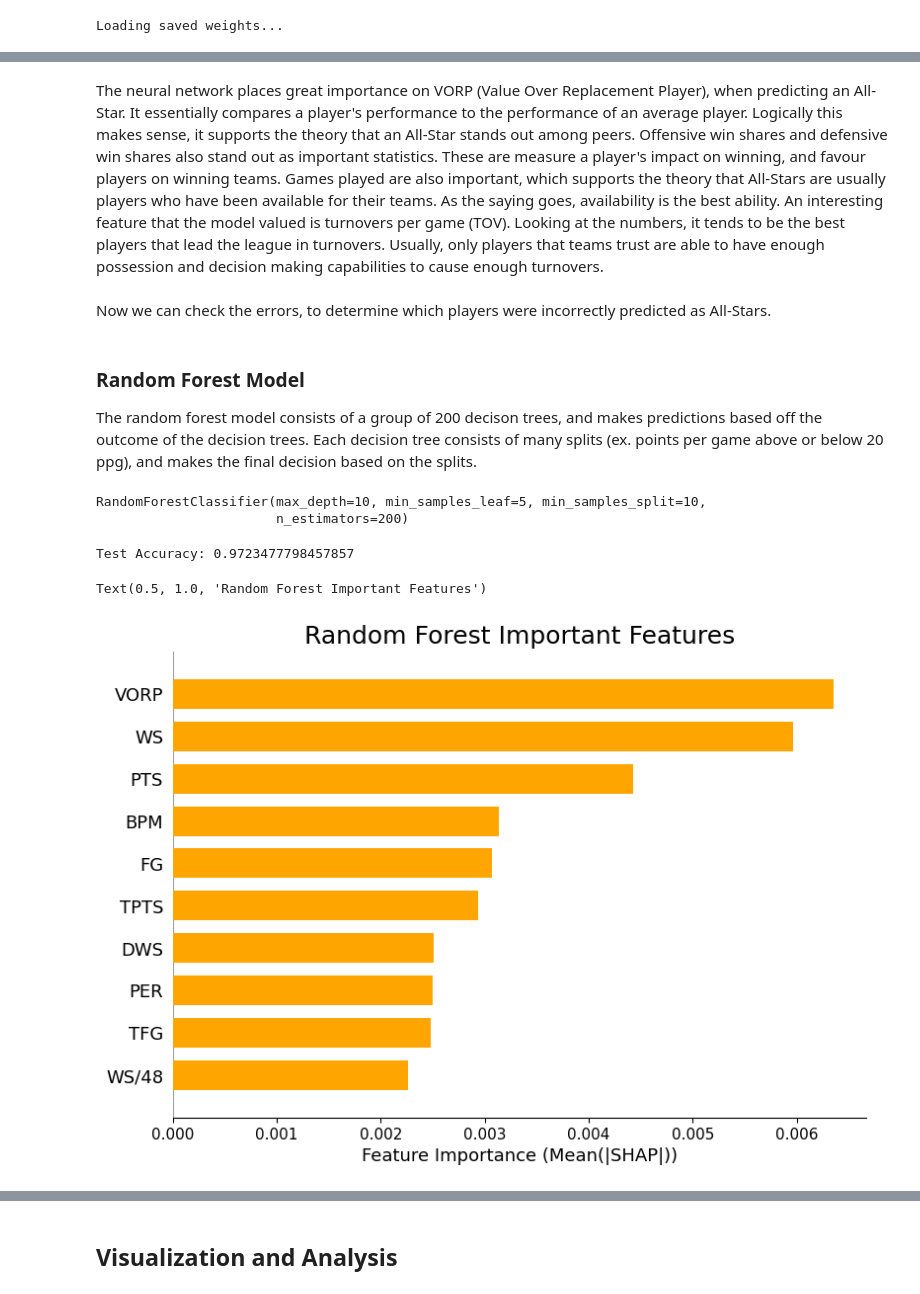
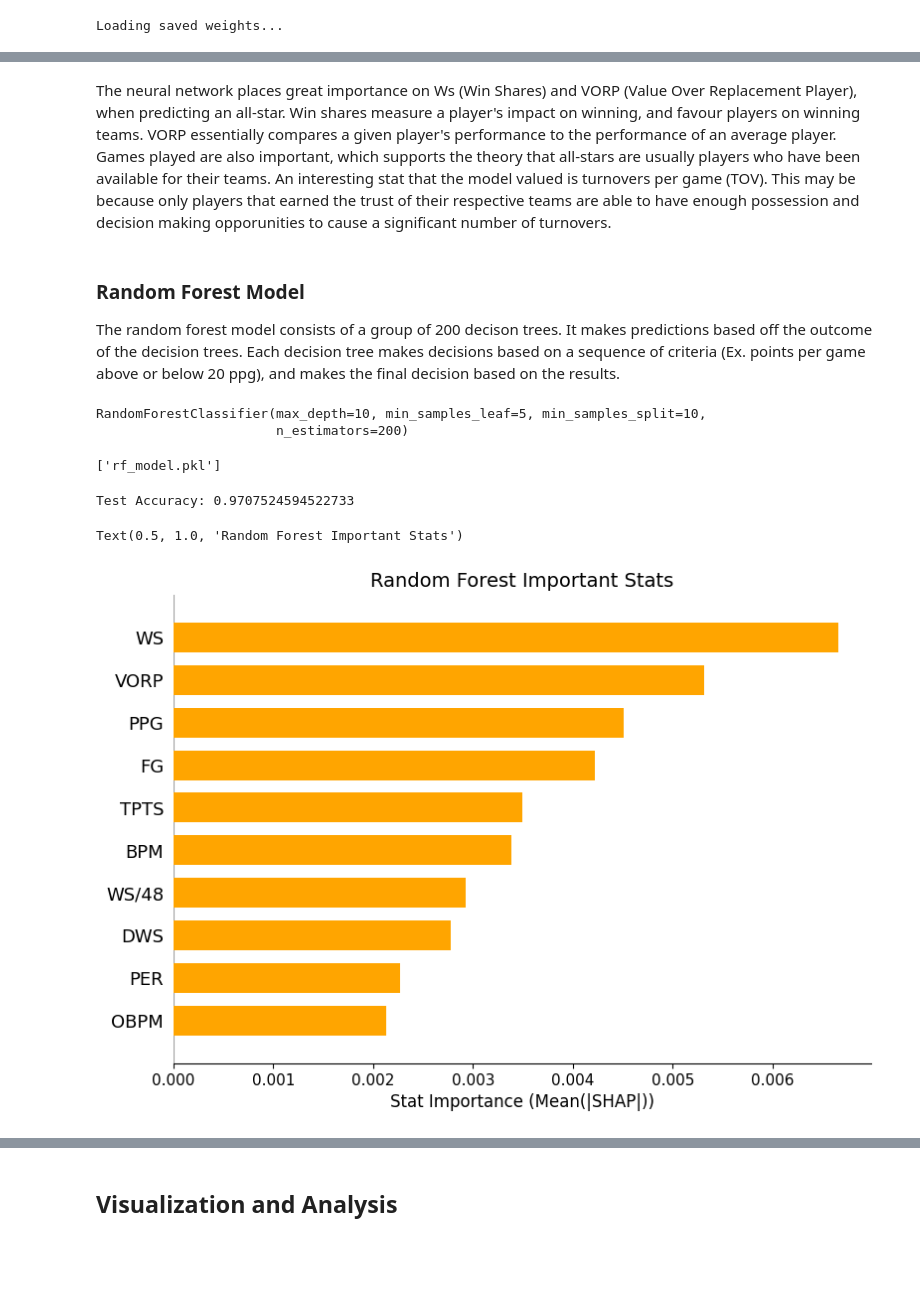
Before and after one commit to BrandonYChan/ballindata, a Jupyter notebook: ballindata/IPYNB/Analyses/star.ipynb, the cells around one changed output, grey strips where cells are left out. Cells and saved outputs as stored; diff of their text form; code cells hidden in the pictures; blank space fills up the shorter version.

```diff
--- a/ballindata/IPYNB/Analyses/star.ipynb
+++ b/ballindata/IPYNB/Analyses/star.ipynb
@@ -82,7 +60,7 @@ master = pd.DataFrame()
 ssn = pd.DataFrame()
 
 for season in seasons:
-    master_temp = pd.read_sql("master_" + season, con=engine).drop(['Tm', 'GS', 'Pos'], axis=1).fillna(0)
+    master_temp = pd.read_sql("master_" + season, con=engine).drop('GS', axis=1)
     master_temp.insert(1, "Season", [season]*len(master_temp), True)
     master_temp['Season'] = season.replace('_', '-')
 
@@ -95,7 +73,12 @@ master = master.rename(columns = {'Status':'AS'})
 master['AS'] = master['AS'].apply(lambda x: False if pd.isna(x) else True)
 master['AS'] = master['AS'].astype("float64")
 
+for col_name in master.columns:
+    # master[col_name].fillna(np.mean(master[col_name].dropna(axis=0)), inplace=True)
+    master[col_name].fillna(0, inplace=True)
+
 numeric_df = master[master['Season']!='2023-24']
 numeric_df = numeric_df.select_dtypes(include = [np.number])
+
 master
 # %% [output]
@@ -168,7 +163,6 @@ numeric_tensor = tf.convert_to_tensor(numeric_df.drop('AS', axis=1) )
 normalizer = tf.keras.layers.Normalization(axis=-1)
 normalizer.adapt(numeric_tensor)
 # %%
-X_train, X_test, y_train, y_test = sklm.model_selection.train_test_split(numeric_df.drop('AS', axis=1), numeric_df['AS'], test_size=0.2, random_state=2)
 seq_model = tf.keras.Sequential()
 seq_model.add(normalizer)
 seq_model.add(tf.keras.layers.Dense(units=10, activation='relu', input_shape=(64,)))
@@ -178,19 +172,17 @@ seq_model.add(tf.keras.layers.Dense(units=1, activation='sigmoid'))
 seq_model.compile(optimizer='adam', loss='binary_crossentropy', metrics=['accuracy'])
 # history = seq_model.fit(tf.convert_to_tensor(X_train), tf.convert_to_tensor(y_train), epochs=10, batch_size=1, validation_split=0.1)
 
-# Define the path to save the weights
 weights_path = 'seq_model.weights.h5'
 
-# Check if the weights file exists
 if os.path.exists(weights_path):
     print("Loading saved weights...")
-    seq_model.build(input_shape=(None, 64))
+    seq_model.build(input_shape=(None, 65))
     seq_model.load_weights(weights_path)
 else:
     print("Weights not found. Training the model...")
-    seq_model.fit(X_train, y_train, epochs=10, batch_size=32)
-    # Save the trained weights
+    seq_model.fit(X_train, y_train, epochs=10, batch_size=1)
     seq_model.save_weights(weights_path)
+    seq_model.save('seq_model.keras')
 # %% [output]
 Loading saved weights...
 # %%
@@ -222,19 +214,20 @@ Text(0.5, 1.0, 'Neural Network Important Features')
 # %% [markdown]
-The neural network places great importance on VORP (Value Over Replacement Player), when predicting an All-Star. It essentially compares a player's performance to the performance of an average player. Logically this makes sense, it supports the theory that an All-Star stands out among peers. Offensive win shares and defensive win shares also stand out as important statistics. These are measure a player's impact on winning, and favour players on winning teams. Games played are also important, which supports the theory that All-Stars are usually players who have been available for their teams. As the saying goes, availability is the best ability. An interesting feature that the model valued is turnovers per game (TOV). Looking at the numbers, it tends to be the best players that lead the league in turnovers. Usually, only players that teams trust are able to have enough possession and decision making capabilities to cause enough turnovers.
+The neural network places great importance on Ws (Win Shares) and VORP (Value Over Replacement Player), when predicting an all-star. Win shares measure a player's impact on winning, and favour players on winning teams. VORP essentially compares a given player's performance to the performance of an average player. Games played are also important, which supports the theory that all-stars are usually players who have been available for their teams. An interesting stat that the model valued is turnovers per game (TOV). This may be because only players that earned the trust of their respective teams are able to have enough possession and decision making opporunities to cause a significant number of turnovers.
-# %% [markdown]
-Now we can check the errors, to determine which players were incorrectly predicted as All-Stars.
 # %% [markdown]
 ### Random Forest Model
-The random forest model consists of a group of 200 decison trees, and makes predictions based off the outcome of the decision trees.
-Each decision tree consists of many splits (ex. points per game above or below 20 ppg), and makes the final decision based on the splits.
+The random forest model consists of a group of 200 decison trees. It makes predictions based off the outcome of the decision trees.
+Each decision tree makes decisions based on a sequence of criteria (Ex. points per game above or below 20 ppg), and makes the final decision based on the results.
 # %%
 from sklearn.ensemble import RandomForestClassifier
-X_train, X_test, y_train, y_test = sklm.model_selection.train_test_split(numeric_df.drop('AS', axis=1), numeric_df['AS'], test_size=0.2, random_state=3)
 rf_model = RandomForestClassifier(n_estimators=200, max_depth=10, max_features='sqrt', min_samples_split=10, min_samples_leaf=5, bootstrap=True)
 rf_model.fit(X_train, y_train)
 # %% [output]
 RandomForestClassifier(max_depth=10, min_samples_leaf=5, min_samples_split=10,
                        n_estimators=200)
+# %%
+joblib.dump(rf_model, "rf_model.pkl")
+# %% [output]
+['rf_model.pkl']
 # %%
 rf_train_pred = rf_model.predict(X_train)
 rf_test_pred = rf_model.predict(X_test)
@@ -244,7 +237,7 @@ rf_test_acc = accuracy_score(y_test, rf_test_pred)
 # rf_train_acc
 print(f"Test Accuracy: {rf_test_acc}")
 # %% [output]
-Test Accuracy: 0.9723477798457857
+Test Accuracy: 0.9707524594522733
 # %%
 rf_shap_path = 'rf_shap_values.npy'
 
@@ -257,12 +250,12 @@ else:
     rf_shap_values = np.squeeze(rf_shap_values)
     np.save(rf_shap_path, rf_shap_values)
 # %%
-plt.figure(figsize=(10, 6))
+plt.figure(figsize=(8, 4))
 shap.summary_plot(rf_shap_values, X_test, plot_type="bar", max_display=10, color="orange", axis_color="black", show=False)
 
-plt.xlabel('Feature Importance (Mean(|SHAP|))')
-plt.title('Random Forest Important Features', size=18)
+plt.xlabel('Stat Importance (Mean(|SHAP|))', size=12)
+plt.title('Random Forest Important Stats', size=14)
 # %% [output]
-Text(0.5, 1.0, 'Random Forest Important Features')
+Text(0.5, 1.0, 'Random Forest Important Stats')
-[figure, old version]
+[figure, new version]
 # %% [markdown]
```
Also changed, not shown: parts of 45 cells of this notebook, 32 other files.
